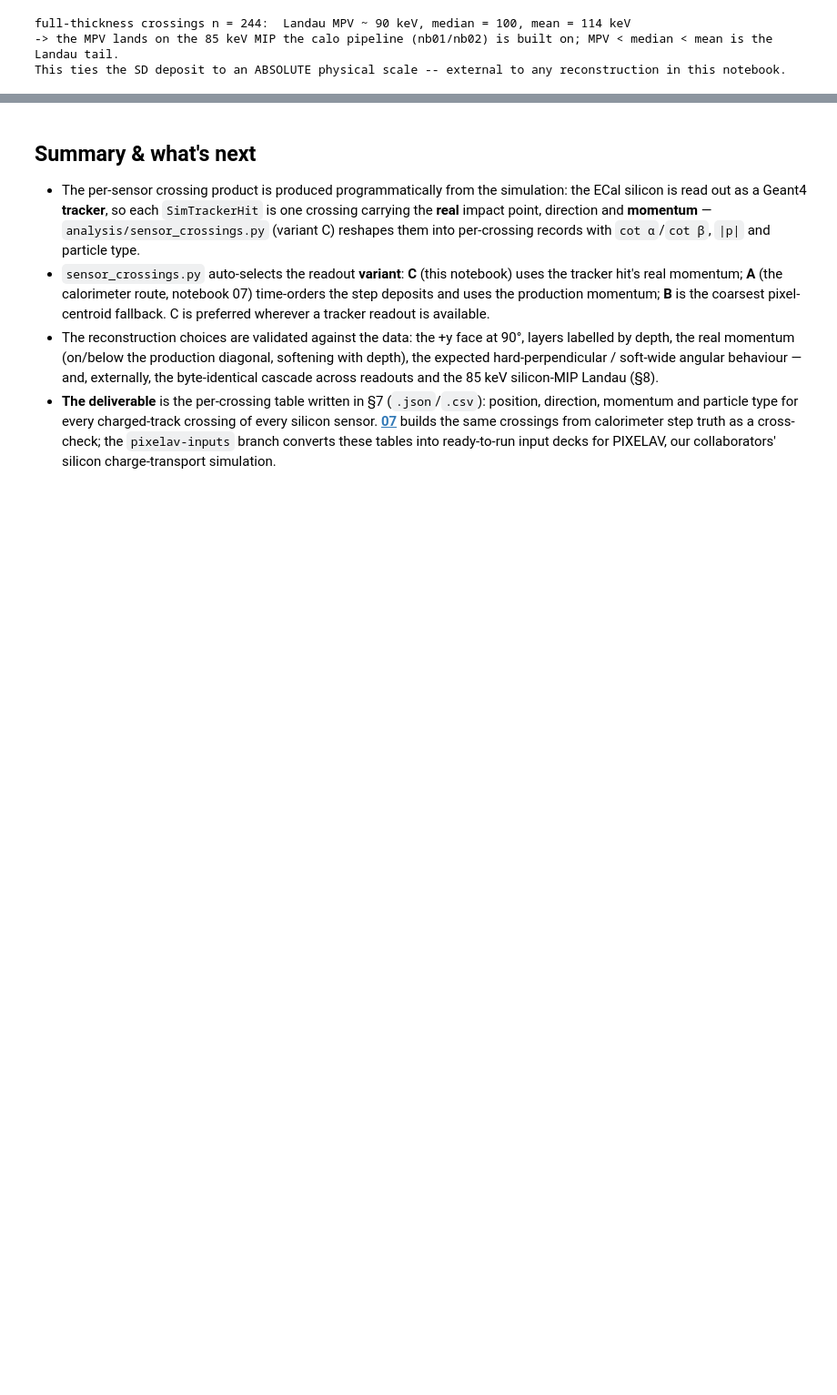
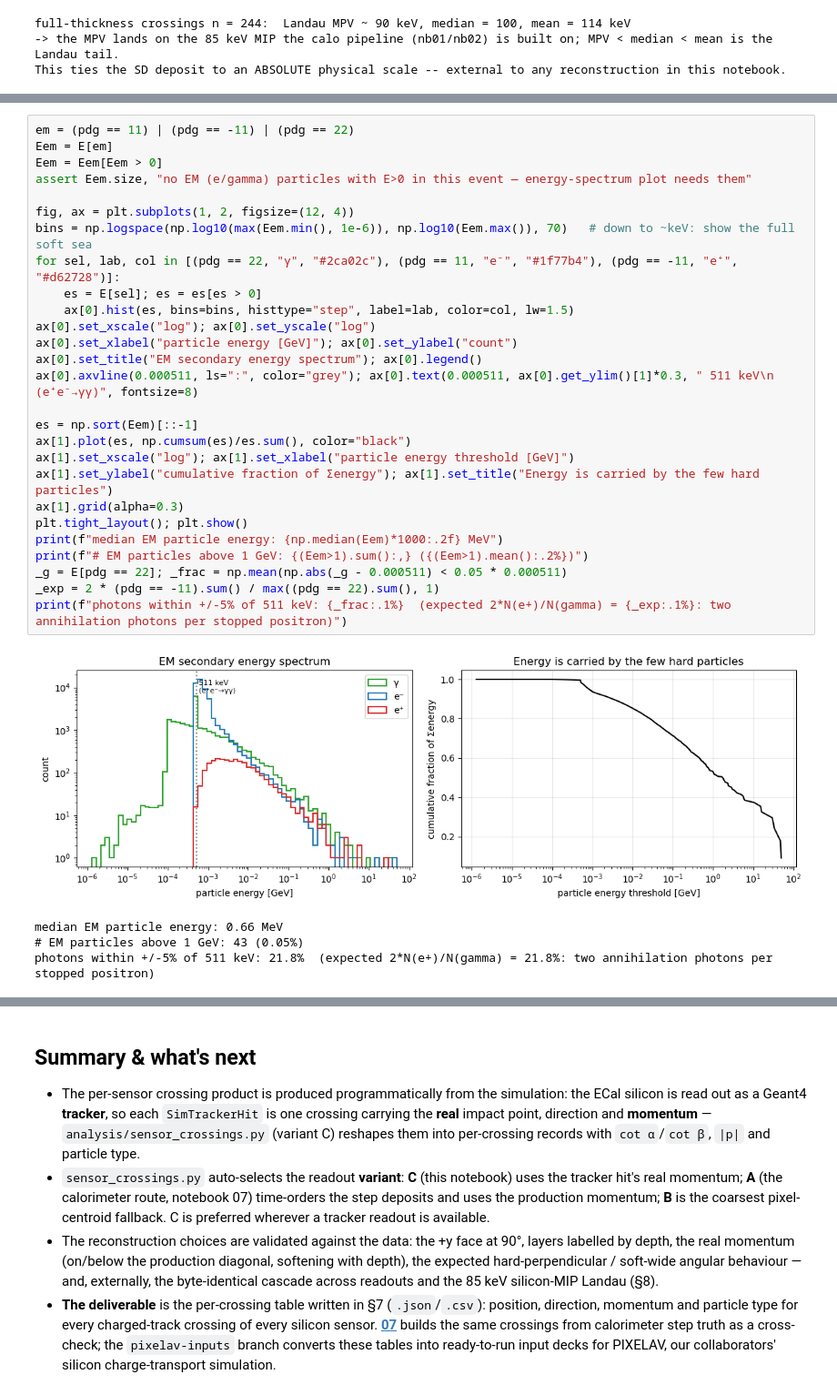
Before and after one commit to murtaza-safdari/CALOMAPS, a Jupyter notebook: notebooks/06_sensor_crossings_tracker.ipynb, the cells around one changed output, grey strips where cells are left out. Shown at 91% size. Cells and saved outputs as stored; diff of their text form; blank space fills up the shorter version.

```diff
--- a/notebooks/06_sensor_crossings_tracker.ipynb
+++ b/notebooks/06_sensor_crossings_tracker.ipynb
@@ -448,0 +580,32 @@ This ties the SD deposit to an ABSOLUTE physical scale -- external to any recons
+# %%
+em = (pdg == 11) | (pdg == -11) | (pdg == 22)
+Eem = E[em]
+Eem = Eem[Eem > 0]
+assert Eem.size, "no EM (e/gamma) particles with E>0 in this event — energy-spectrum plot needs them"
+
+fig, ax = plt.subplots(1, 2, figsize=(12, 4))
+bins = np.logspace(np.log10(max(Eem.min(), 1e-6)), np.log10(Eem.max()), 70)   # down to ~keV: show the full soft sea
+for sel, lab, col in [(pdg == 22, "γ", "#2ca02c"), (pdg == 11, "e⁻", "#1f77b4"), (pdg == -11, "e⁺", "#d62728")]:
+    es = E[sel]; es = es[es > 0]
+    ax[0].hist(es, bins=bins, histtype="step", label=lab, color=col, lw=1.5)
+ax[0].set_xscale("log"); ax[0].set_yscale("log")
+ax[0].set_xlabel("particle energy [GeV]"); ax[0].set_ylabel("count")
+ax[0].set_title("EM secondary energy spectrum"); ax[0].legend()
+ax[0].axvline(0.000511, ls=":", color="grey"); ax[0].text(0.000511, ax[0].get_ylim()[1]*0.3, " 511 keV\n (e⁺e⁻→γγ)", fontsize=8)
+
+es = np.sort(Eem)[::-1]
+ax[1].plot(es, np.cumsum(es)/es.sum(), color="black")
+ax[1].set_xscale("log"); ax[1].set_xlabel("particle energy threshold [GeV]")
+ax[1].set_ylabel("cumulative fraction of Σenergy"); ax[1].set_title("Energy is carried by the few hard particles")
+ax[1].grid(alpha=0.3)
+plt.tight_layout(); plt.show()
+print(f"median EM particle energy: {np.median(Eem)*1000:.2f} MeV")
+print(f"# EM particles above 1 GeV: {(Eem>1).sum():,} ({(Eem>1).mean():.2%})")
+_g = E[pdg == 22]; _frac = np.mean(np.abs(_g - 0.000511) < 0.05 * 0.000511)
+_exp = 2 * (pdg == -11).sum() / max((pdg == 22).sum(), 1)
+print(f"photons within +/-5% of 511 keV: {_frac:.1%}  (expected 2*N(e+)/N(gamma) = {_exp:.1%}: two annihilation photons per stopped positron)")
+# %% [output]
+[figure, added]
+median EM particle energy: 0.66 MeV
+# EM particles above 1 GeV: 43 (0.05%)
+photons within +/-5% of 511 keV: 21.8%  (expected 2*N(e+)/N(gamma) = 21.8%: two annihilation photons per stopped positron)
```
Also changed, not shown: parts of 20 cells of this notebook, 1 other file.
